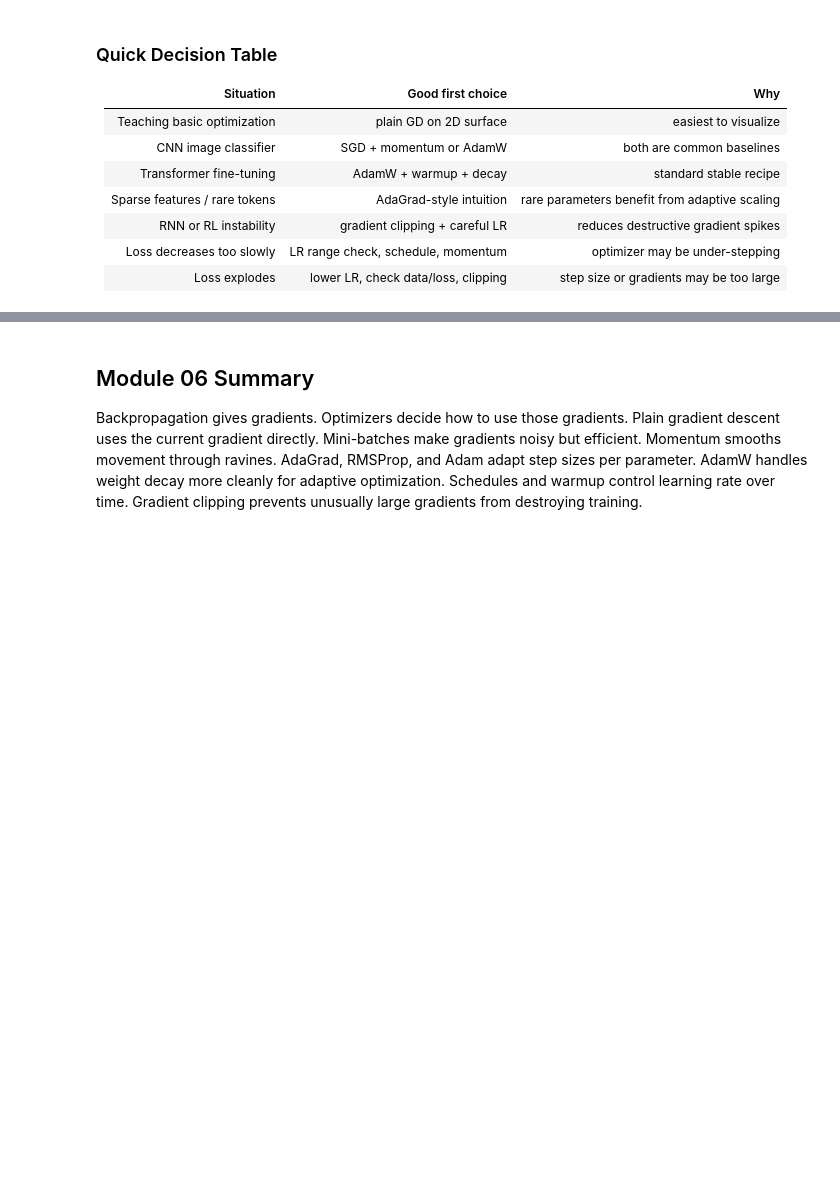
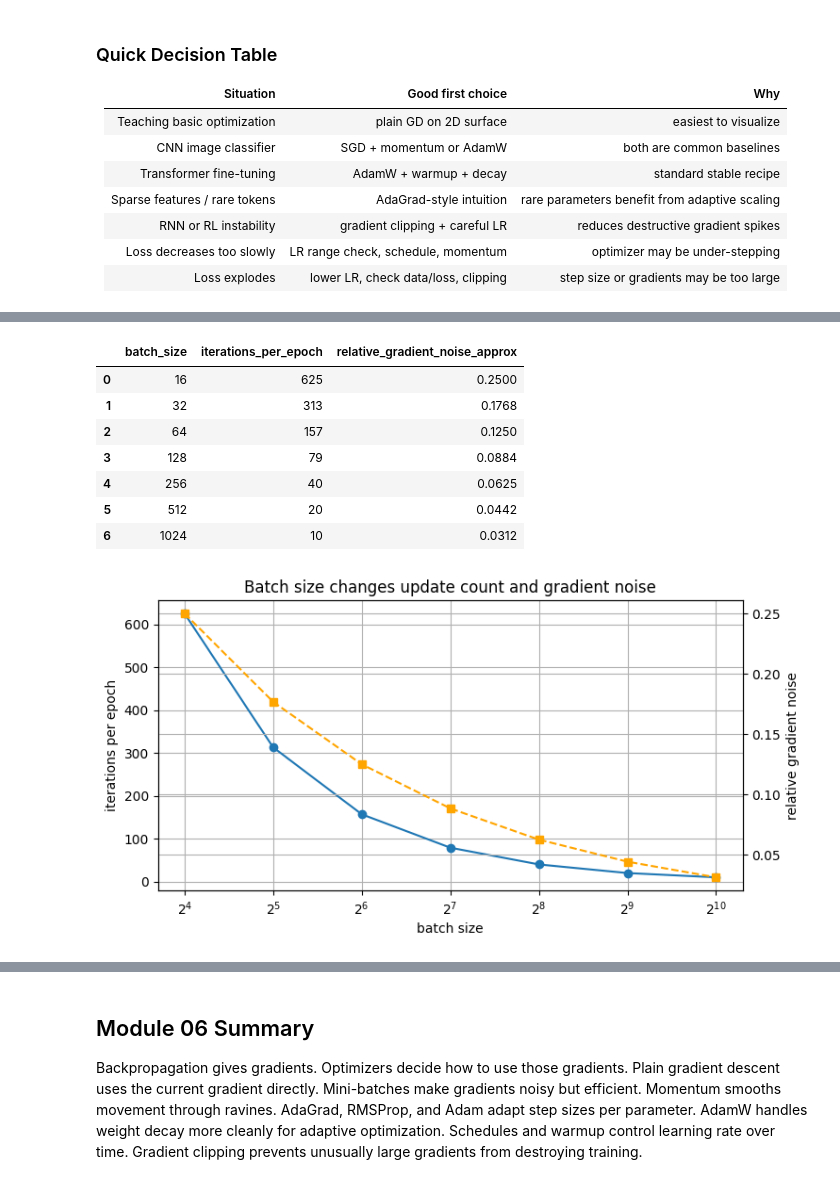
Before and after one commit to sidhu7777/Machine_Learning_Notes, a Jupyter notebook: deep_learning/modules/Module_06_Gradient_Descent_Optimizers_and_Learning_Rate_Strategy.ipynb, the cells around one changed output, grey strips where cells are left out. Cells and saved outputs as stored; diff of their text form; code cells hidden in the pictures; blank space fills up the shorter version.

```diff
--- a/deep_learning/modules/Module_06_Gradient_Descent_Optimizers_and_Learning_Rate_Strategy.ipynb
+++ b/deep_learning/modules/Module_06_Gradient_Descent_Optimizers_and_Learning_Rate_Strategy.ipynb
@@ -621,0 +681,30 @@ Use this practical order:
+# %%
+dataset_size = 10_000
+batch_sizes = np.array([16, 32, 64, 128, 256, 512, 1024])
+iters = np.ceil(dataset_size / batch_sizes).astype(int)
+relative_noise = 1/np.sqrt(batch_sizes)
+display(pd.DataFrame({
+    'batch_size': batch_sizes,
+    'iterations_per_epoch': iters,
+    'relative_gradient_noise_approx': np.round(relative_noise, 4)
+}))
+
+fig, ax1 = plt.subplots(figsize=(8,4))
+ax1.plot(batch_sizes, iters, 'o-', label='iterations per epoch')
+ax1.set_xscale('log', base=2)
+ax1.set_xlabel('batch size')
+ax1.set_ylabel('iterations per epoch')
+ax2 = ax1.twinx()
+ax2.plot(batch_sizes, relative_noise, 's--', color='orange', label='gradient noise approx')
+ax2.set_ylabel('relative gradient noise')
+plt.title('Batch size changes update count and gradient noise');
+# %% [output]
+|  | batch_size | iterations_per_epoch | relative_gradient_noise_approx |
+| 0 | 16 | 625 | 0.2500 |
+| 1 | 32 | 313 | 0.1768 |
+| 2 | 64 | 157 | 0.1250 |
+| 3 | 128 | 79 | 0.0884 |
+| 4 | 256 | 40 | 0.0625 |
+| 5 | 512 | 20 | 0.0442 |
+| 6 | 1024 | 10 | 0.0312 |
+[figure, added]
```
Also changed, not shown: parts of 22 cells of this notebook.
